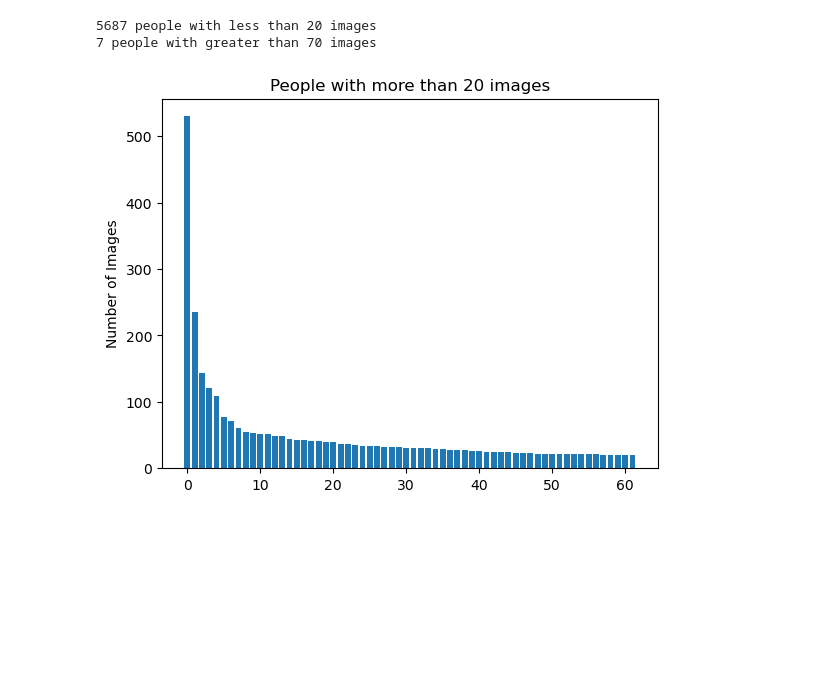
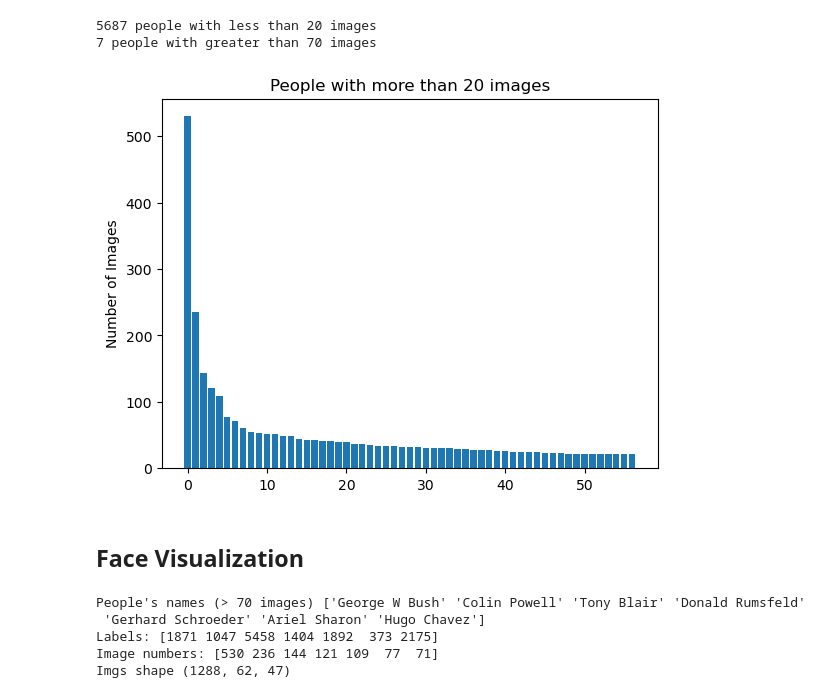
Before and after one commit to YRT777/7404-eigenfaces-elderversion, a Jupyter notebook: dataset-analysis.ipynb, the cells around one changed output. Saved outputs shown, nothing was run; the diff lists cells and outputs as text; code cells hidden in the pictures; blank space fills up the shorter version.

```diff
--- a/dataset-analysis.ipynb
+++ b/dataset-analysis.ipynb
@@ -43,10 +45,40 @@ print(len(gt_70), "people with greater than 70 images")
 5687 people with less than 20 images
 7 people with greater than 70 images
 # %%
-gt_20 = sort_count[sort_count >= 20]
-plt.bar(np.arange(len(gt_20)), gt_20)
+gt_20 = sort_count > 20
+cnt = sort_count[gt_20]
+plt.bar(np.arange(len(cnt)), cnt)
 plt.ylabel("Number of Images")
 plt.title("People with more than 20 images")
 plt.show()
 # %% [output]
-[figure, old version]
+[figure, new version]
+# %% [markdown]
+## Face Visualization
+# %%
+# Get people with more than 70 images
+
+gt_70 = sort_count > 70
+lbls = sort_idx[gt_70]
+tgts = target_names[lbls]
+cnt = sort_count[gt_70]
+
+imgs = []
+imgs_label = []
+for i, l in enumerate(labels):
+    if l in lbls:
+        imgs.append(images[i])
+        imgs_label.append(l)
+imgs = np.array(imgs)
+imgs_label = np.array(imgs_label)
+
+print("People's names (> 70 images)", tgts)
+print("Labels:", lbls)
+print("Image numbers:", cnt)
+print("Imgs shape", imgs.shape)
+# %% [output]
+People's names (> 70 images) ['George W Bush' 'Colin Powell' 'Tony Blair' 'Donald Rumsfeld'
+ 'Gerhard Schroeder' 'Ariel Sharon' 'Hugo Chavez']
+Labels: [1871 1047 5458 1404 1892  373 2175]
+Image numbers: [530 236 144 121 109  77  71]
+Imgs shape (1288, 62, 47)
```
Also changed, not shown: parts of 4 cells of this notebook, 3 other files.
